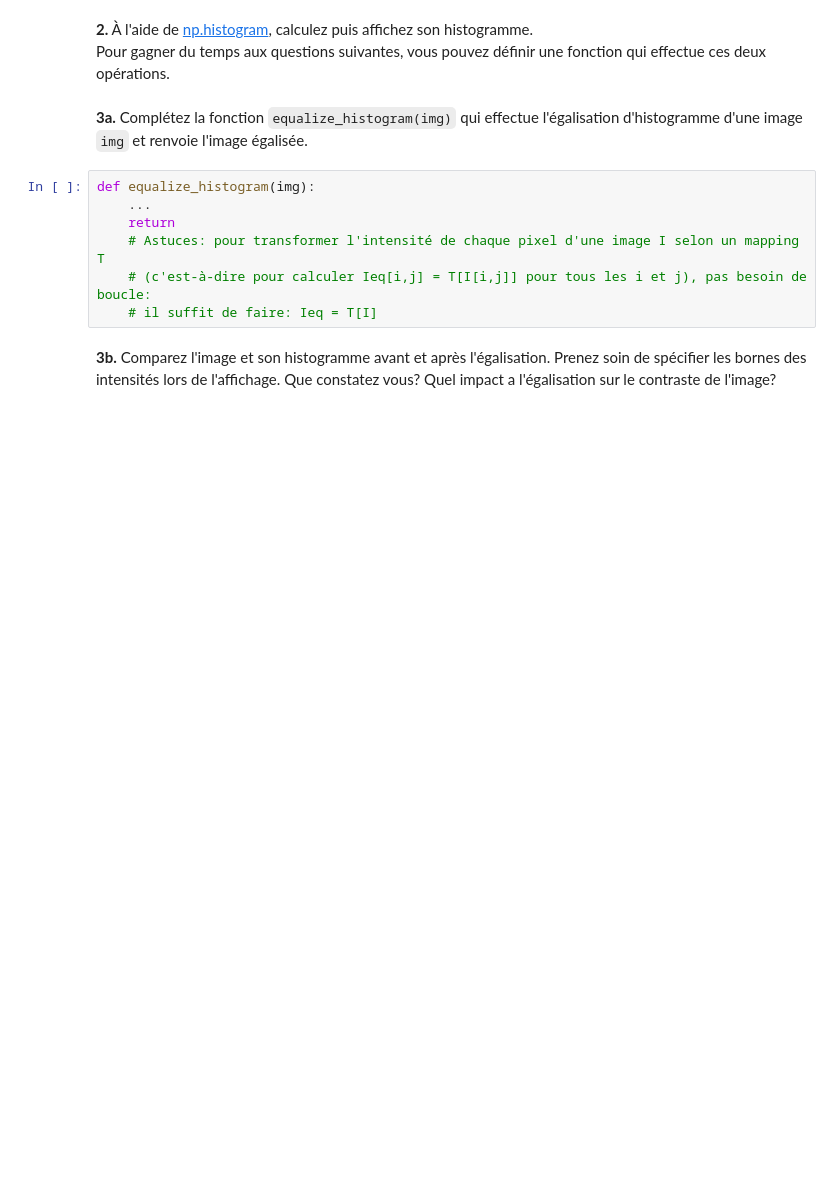
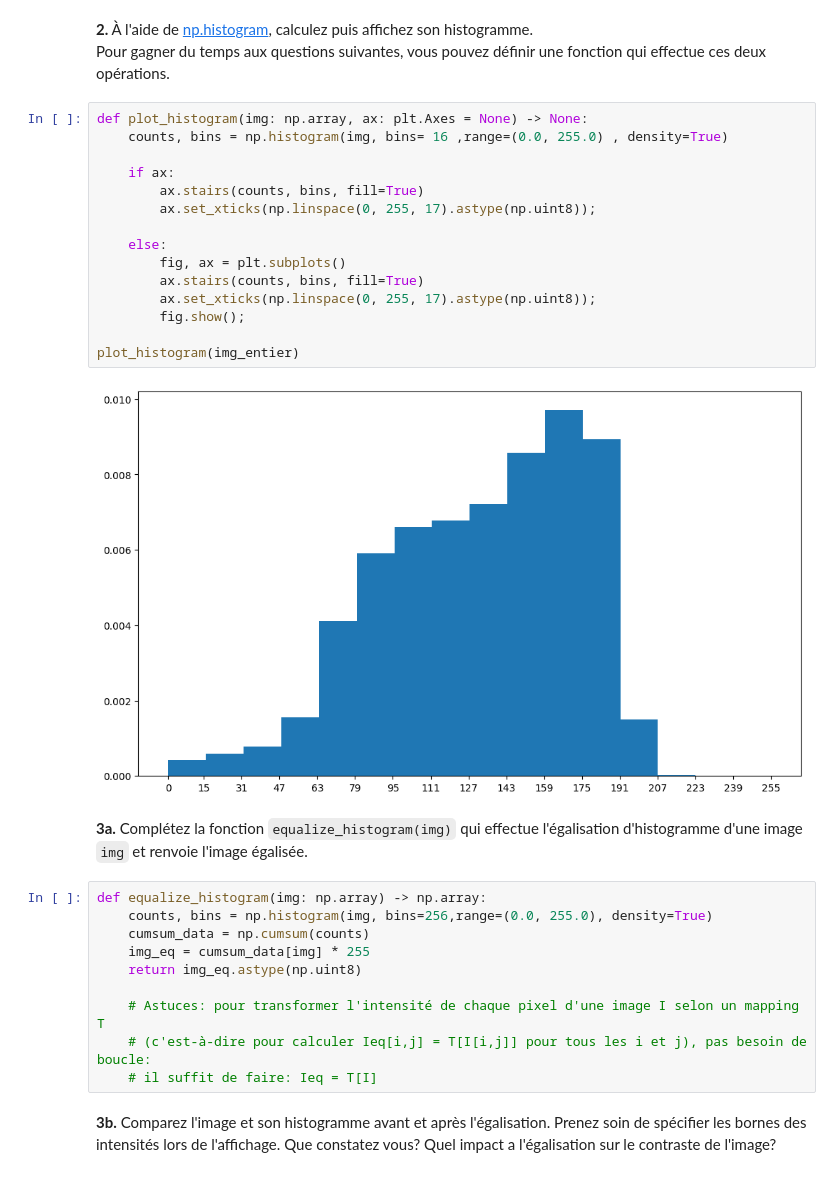
Before and after one commit to lashlone/GBM8770-Programmation, a Jupyter notebook: TP1 Qualité dimage et analyse de signaux 1D-20240912/tp1_seance2.ipynb, the cells around one changed output. Drawn from its saved outputs; the diff is of its cells as text; blank space fills up the shorter version.

````diff
--- a/TP1 Qualité dimage et analyse de signaux 1D-20240912/tp1_seance2.ipynb
+++ b/TP1 Qualité dimage et analyse de signaux 1D-20240912/tp1_seance2.ipynb
@@ -35,12 +46,32 @@ Prenez soin de spécifier les bornes des intensités lors de l'affichage.
 # %% [markdown]
 **2.** À l'aide de [np.histogram](https://numpy.org/doc/stable/reference/generated/numpy.histogram.html), calculez puis affichez son histogramme.
 Pour gagner du temps aux questions suivantes, vous pouvez définir une fonction qui effectue ces deux opérations.
+# %%
+def plot_histogram(img: np.array, ax: plt.Axes = None) -> None:
+    counts, bins = np.histogram(img, bins= 16 ,range=(0.0, 255.0) , density=True)
+
+    if ax:
+        ax.stairs(counts, bins, fill=True)
+        ax.set_xticks(np.linspace(0, 255, 17).astype(np.uint8));
+
+    else:
+        fig, ax = plt.subplots()
+        ax.stairs(counts, bins, fill=True)
+        ax.set_xticks(np.linspace(0, 255, 17).astype(np.uint8));
+        fig.show();
+
+plot_histogram(img_entier)
+# %% [output]
+[figure, added]
 # %% [markdown]
 **3a.** Complétez la fonction ```equalize_histogram(img)``` qui effectue l'égalisation d'histogramme d'une image `img` et renvoie l'image égalisée.
 # %%
-def equalize_histogram(img):
-    ...
-    return
+def equalize_histogram(img: np.array) -> np.array:
+    counts, bins = np.histogram(img, bins=256,range=(0.0, 255.0), density=True)
+    cumsum_data = np.cumsum(counts)
+    img_eq = cumsum_data[img] * 255
+    return img_eq.astype(np.uint8)
+
     # Astuces: pour transformer l'intensité de chaque pixel d'une image I selon un mapping T
     # (c'est-à-dire pour calculer Ieq[i,j] = T[I[i,j]] pour tous les i et j), pas besoin de boucle:
     # il suffit de faire: Ieq = T[I]
````
Also changed, not shown: parts of 15 cells of this notebook, 1 other file.
